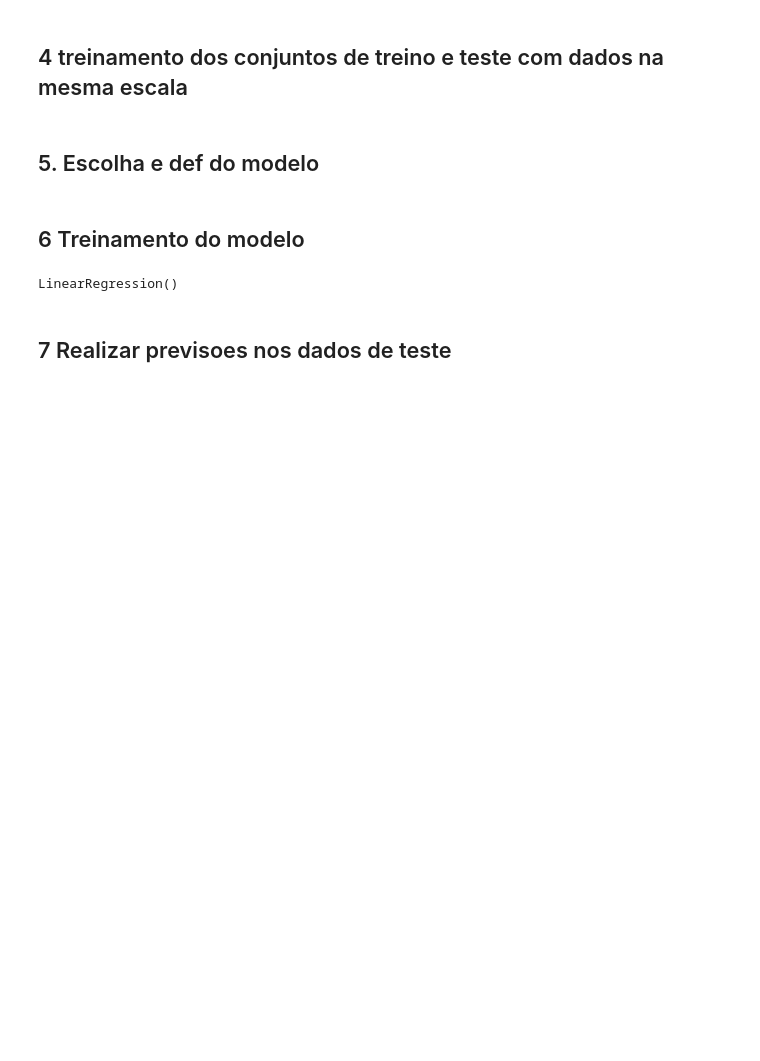
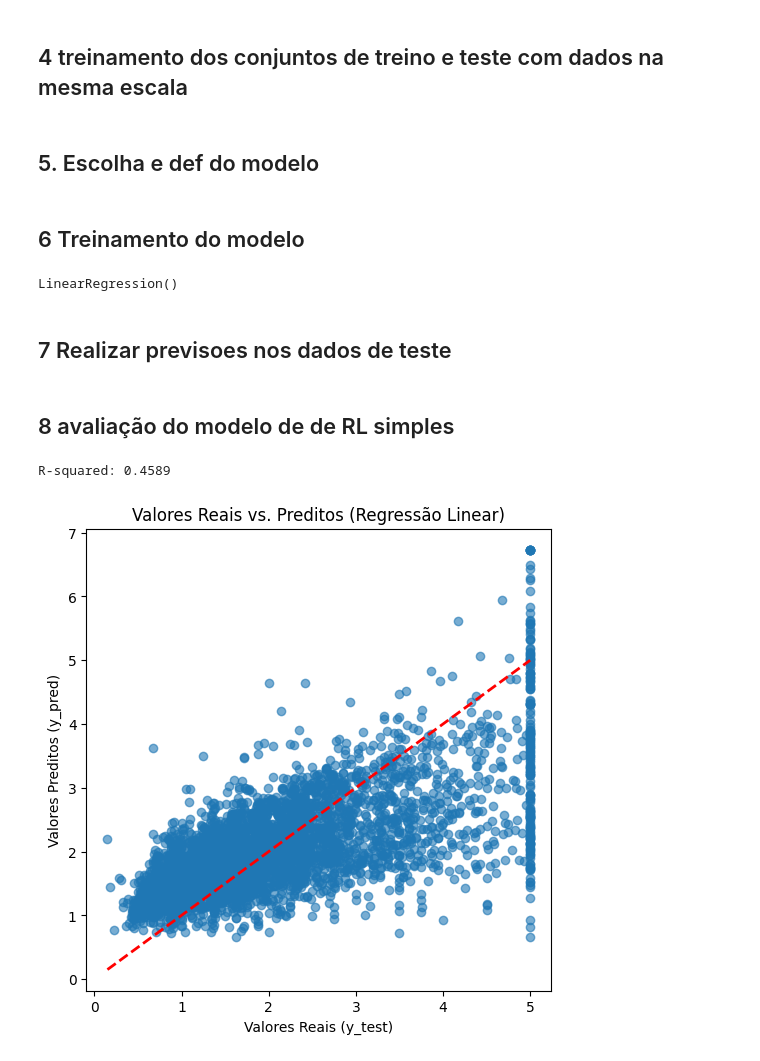
Before and after one commit to anasegatelli/curso-facens-python, a Jupyter notebook: ML/aula 2/aula.ipynb, the cells around one changed output. Saved outputs shown, nothing was run; the diff lists cells and outputs as text; code cells hidden in the pictures; blank space fills up the shorter version.

```diff
--- a/ML/aula 2/aula.ipynb
+++ b/ML/aula 2/aula.ipynb
@@ -93,7 +93,7 @@ df
 # %% [markdown]
 #### 1 Definição de X e Y
 # %%
-X = df['Latitude']
+X = df['MedInc']
 y = df['MedianHouseValue']
 # %% [markdown]
 ## 2 Divisao em treino e teste
@@ -138,3 +138,22 @@ LinearRegression()
 ##  7 Realizar previsoes nos dados de teste
 # %%
 y_pred= model.predict(X_test_scaled)
+# %% [markdown]
+## 8 avaliação do modelo de de RL simples
+# %%
+r2 = r2_score(y_teste,y_pred)
+print(f'R-squared: {r2:.4f}')
+# %% [output]
+R-squared: 0.4589
+# %%
+# Valores Reais vs Preditos
+
+plt.figure(figsize=(6,6))
+plt.scatter(y_teste, y_pred, alpha=0.6)
+plt.plot([y_teste.min(), y_teste.max()], [y_teste.min(), y_teste.max()], 'r--', lw=2)
+plt.xlabel("Valores Reais (y_test)")
+plt.ylabel("Valores Preditos (y_pred)")
+plt.title("Valores Reais vs. Preditos (Regressão Linear)")
+plt.show()
+# %% [output]
+[figure, added]
```
Also changed, not shown: parts of 1 cell of this notebook.
